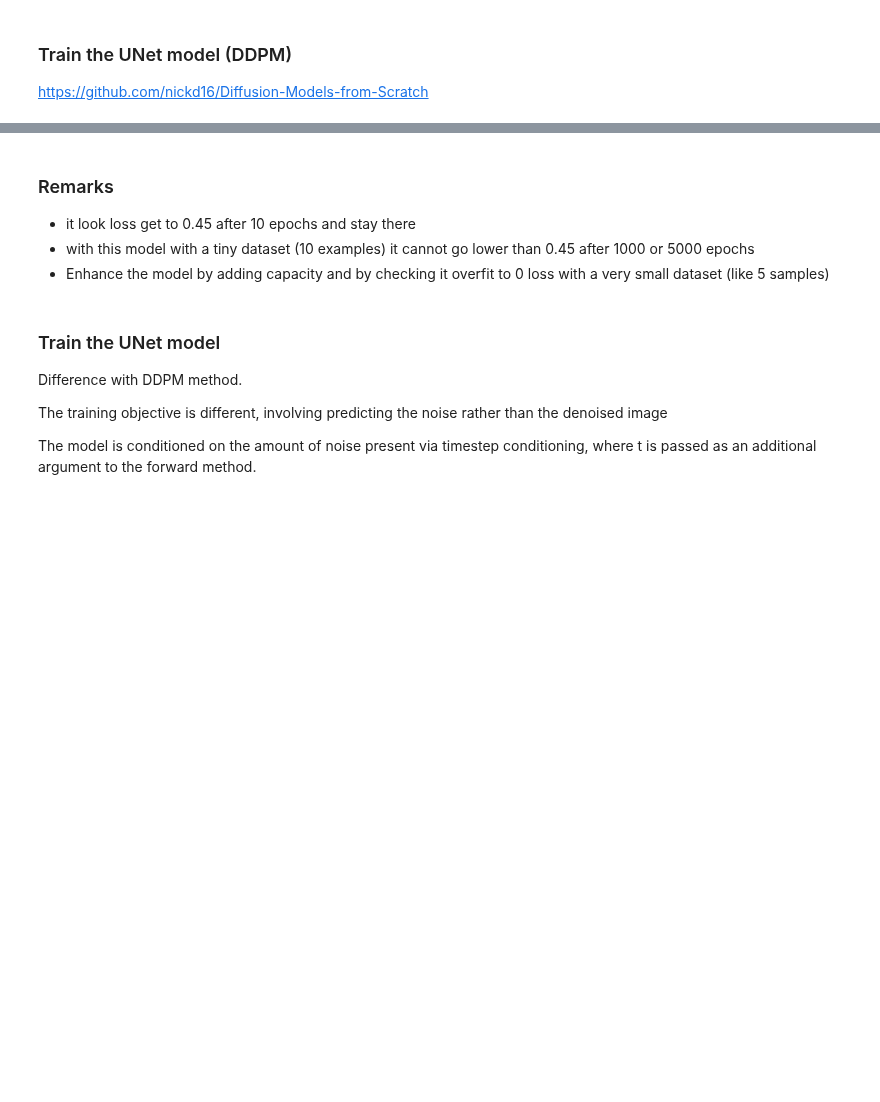
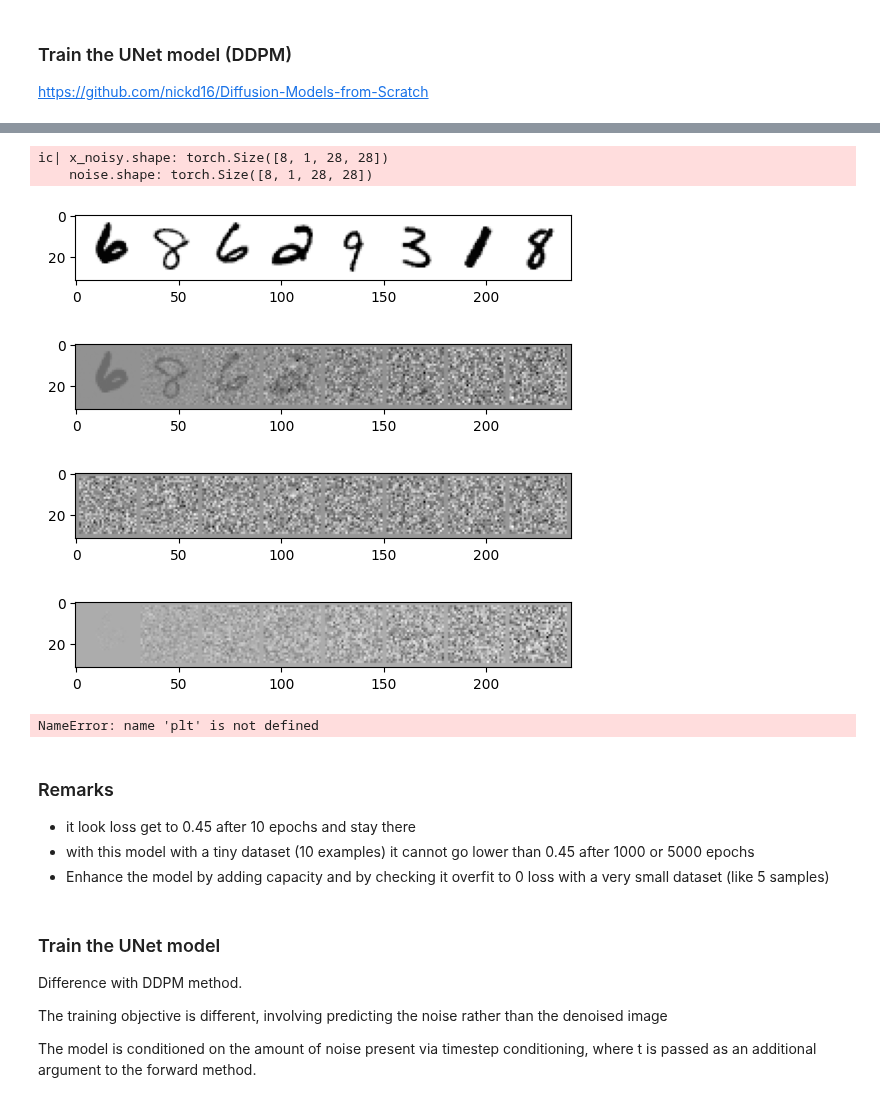
Before and after one commit to jean-kunz/cop_diffusion, a Jupyter notebook: nbks/diffusion_from_scratch.ipynb, the cells around one changed output, grey strips where cells are left out. Cells and saved outputs as stored; diff of their text form; code cells hidden in the pictures; blank space fills up the shorter version.

```diff
--- a/nbks/diffusion_from_scratch.ipynb
+++ b/nbks/diffusion_from_scratch.ipynb
@@ -269,49 +339,80 @@ class DDPMScheduler(nn.Module):
     def __init__(self, num_time_steps: int=1000, beta_start:float=1e-4, beta_end:float=0.02, device:str='cpu'):
         super().__init__()
         self.num_time_steps = num_time_steps
         self.beta_start = beta_start
         self.beta_end = beta_end
         self.device = device
 
         self.betas = torch.linspace(beta_start, beta_end, num_time_steps, requires_grad=False).to(device)
-        alphas = 1 - self.betas
-        self.alphas_cumprod = torch.cumprod(alphas, dim=0).requires_grad_(False)
-        self.alphas_cumprod[0]=1.
+        self.alphas = 1 - self.betas
+        # cumulative product of alphas upto time t, quantiies the amount of info retained at time t in the forward diffusion process
+        self.alphas_cumprod = torch.cumprod(self.alphas, dim=0).requires_grad_(False)
+        # special case: t=0, no previous timestep
+        self.alphas_cumprod_prev = torch.cat([torch.tensor([1.0]).to(device), self.alphas_cumprod[:-1]]).requires_grad_(False)
+        self.sqrt_alpha_cumprod = torch.sqrt(self.alphas_cumprod).to(device)
+        self.sqrt_one_minus_alpha_cumprod = torch.sqrt(1.0 - self.alphas_cumprod).to(device)
+        self.sqrt_reciprocal_alphas = torch.sqrt(1.0 / self.alphas).to(device)
+
+        self.posterior_variance = self.betas * (1.0 - self.alphas_cumprod_prev) / (1.0 - self.alphas_cumprod)
 
     def add_noise_step(self, x, t) -> tuple[torch.Tensor, torch.Tensor]:
-        a = self.alphas_cumprod[t].view(-1,1,1,1)
+        """Gradually add noise to the image
+        """
+        sqrt_alpha_cum_prod_t = self.sqrt_alpha_cumprod[t].view(-1,1,1,1)
+        sqrt_one_minus_alpha_cum_prod_t = self.sqrt_one_minus_alpha_cumprod[t].view(-1,1,1,1)
         noise = torch.randn_like(x).to(self.device)
-        noisy_x = (torch.sqrt(a)*x) + (torch.sqrt(1-a)*noise)
+        noisy_x = sqrt_alpha_cum_prod_t * x + sqrt_one_minus_alpha_cum_prod_t * noise
         return noisy_x, noise
 
     def denoise_step(self, pred_noise, x_noisy, t):
-        a_t = self.alphas_cumprod[t].view(-1,1,1,1)
+        """ estimage previous image $x_{t-1}$
+        As it incorporate posterior variance, randomnsess that prevent exact reconstruction.
+        """
 
-        pred_mean = (
-            torch.sqrt(1.0 / self.alphas_cumprod)[t].view(-1, 1, 1, 1) *
-            (x_noisy - (self.betas[t].view(-1, 1, 1, 1) * pred_noise) / torch.sqrt(1.0 - self.alphas_cumprod)[t].view(-1, 1, 1, 1))
-        )
-        posterior_variance = self.betas * (1.0 - self.alphas_cumprod) / (1.0 - self.alphas_cumprod)
-        posterior_variance = posterior_variance[t].view(-1, 1, 1,1)
-        # to avoid collaps of model.
+        # we get value at time t
+        sqrt_reciprocal_alpha_t = self.sqrt_reciprocal_alphas[t].view(-1,1,1,1)
+        sqrt_one_minus_alpha_cum_prod_t = self.sqrt_one_minus_alpha_cumprod[t].view(-1,1,1,1)
+        beta_t = self.betas[t].view(-1,1,1,1)
+        posterior_variance_t = self.posterior_variance[t].view(-1,1,1,1)
+
+        # Compute the mean of the posterior q(x_{t-1} | x_t, x_0)
+        # Using the DDPM reverse process mean formula
+        pred_mean = sqrt_reciprocal_alpha_t * (x_noisy * beta_t * pred_noise) / sqrt_one_minus_alpha_cum_prod_t
+
+        # sample noise for the next step to avoid collaps of model.
         z = torch.randn_like(x_noisy).to(self.device)
-        x_prev =pred_mean + torch.sqrt(posterior_variance)* z
+        x_prev = pred_mean + torch.sqrt(posterior_variance_t)* z
         return x_prev
+
+
 
 
 scheduler = DDPMScheduler(num_time_steps=500, device=device)
 
-t = torch.tensor([0,50, 100, 150, 200]).to(device)
+t = torch.tensor([0,50, 100, 150, 200,300,400,499]).to(device)
 assert t.shape[0]==x.shape[0], "it should be the same nb of examples"
 x_noisy, noise = scheduler.add_noise_step(x, t)
 ic(x_noisy.shape, noise.shape)
+plt.imshow(torchvision.utils.make_grid(x.cpu())[0], cmap="Greys")
+plt.show()
+
 plt.imshow(torchvision.utils.make_grid(x_noisy.cpu())[0], cmap="Greys")
 plt.show()
 
-# remove_noise should bring back to image
+plt.imshow(torchvision.utils.make_grid(noise.cpu())[0], cmap="Greys")
+plt.show()
+
+
 denoised_x = scheduler.denoise_step(noise, x_noisy, t)
 plt.imshow(torchvision.utils.make_grid(denoised_x.cpu())[0], cmap="Greys")
 plt.show()
+# %% [output]
+ic| x_noisy.shape: torch.Size([8, 1, 28, 28])
+    noise.shape: torch.Size([8, 1, 28, 28])
+[figure, added]
+[figure, added]
+[figure, added]
+[figure, added]
 # %%
 # create a very tiny dataset to overfit the training and validate the model has enough capacity to have a loss of 0.
 random_indices = torch.randperm(len(train_dataset))[:10]
@@ -437,6 +538,8 @@ for name, param in model.named_parameters():
         legends.append(f"layer {name}")
 
 plt.legend(legends)
+# %% [output]
+NameError: name 'plt' is not defined
 # %% [markdown]
 ### Remarks
 - it look loss get to 0.45 after 10 epochs and stay there
```
Also changed, not shown: parts of 9 cells of this notebook.
